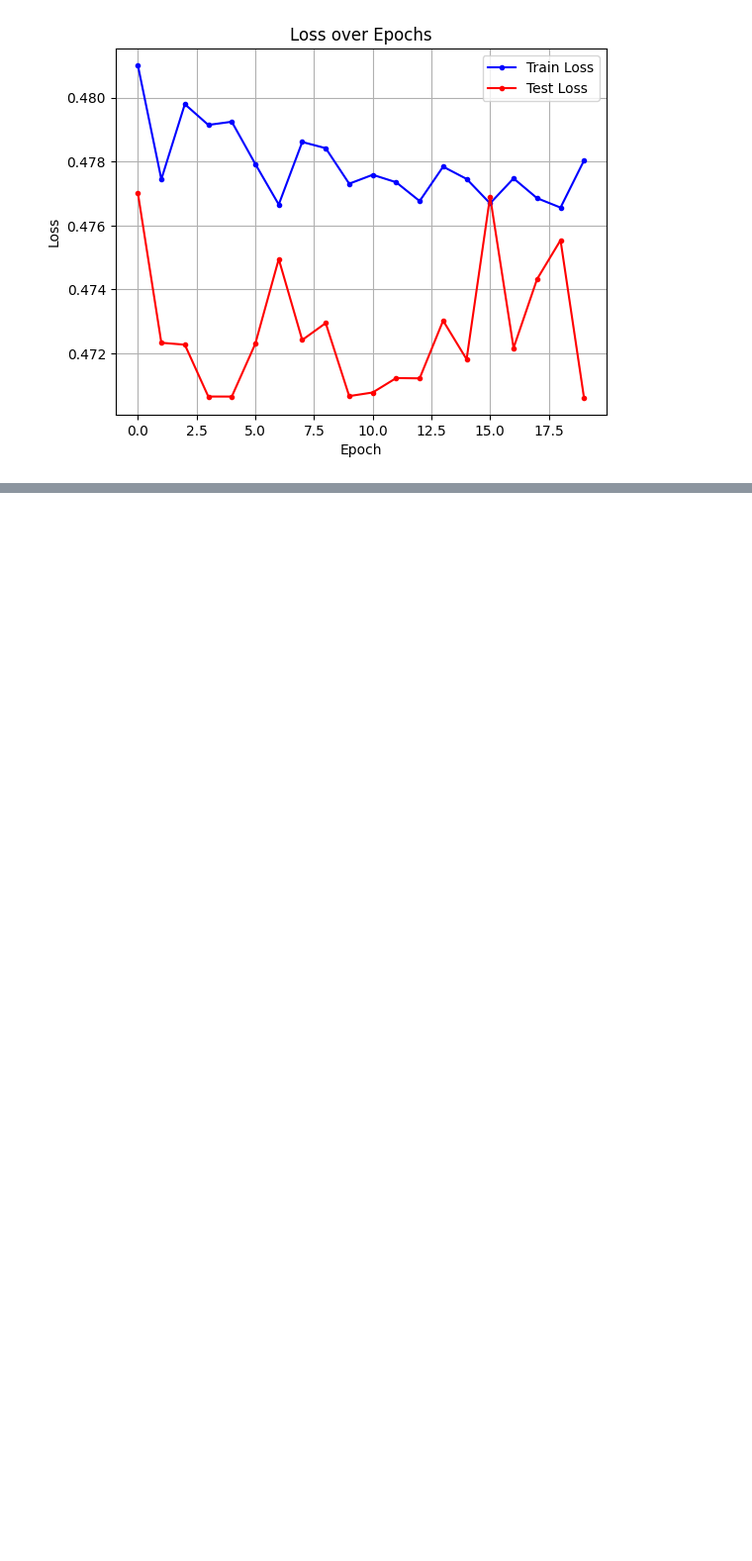
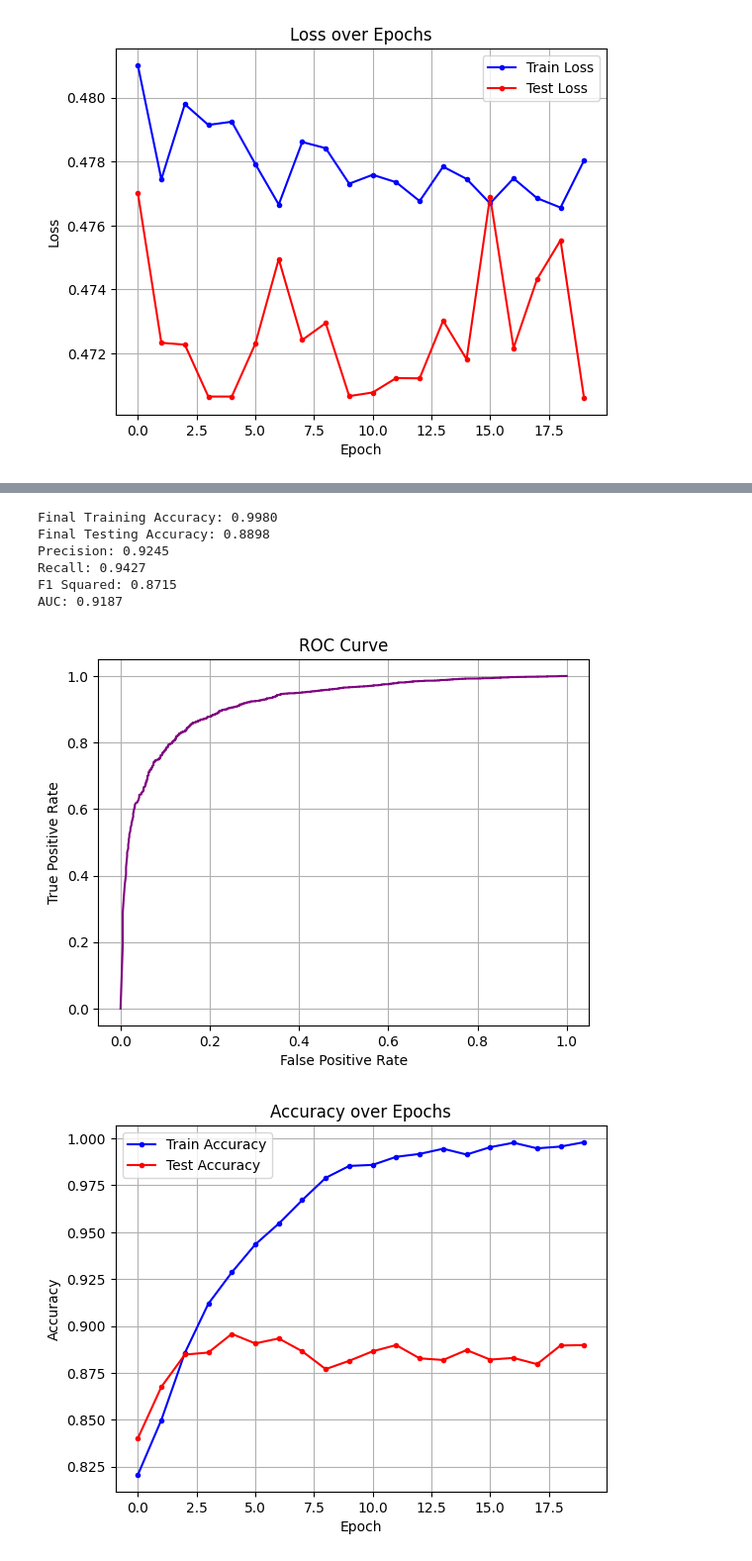
Before and after one commit to azmiak/Kuliah-Deep-Learning, a Jupyter notebook: Week 5 / Tugas / PyTorch_ReviewTokoBaju_RNN_LSTM_GRU.ipynb, the cells around one changed output, grey strips where cells are left out. Shown at 99% size. Saved outputs shown, nothing was run; the diff lists cells and outputs as text; code cells hidden in the pictures; blank space fills up the shorter version.

```diff
--- a/Week 5 / Tugas / PyTorch_ReviewTokoBaju_RNN_LSTM_GRU.ipynb
+++ b/Week 5 / Tugas / PyTorch_ReviewTokoBaju_RNN_LSTM_GRU.ipynb
@@ -207,0 +562,65 @@ AUC: 0.4945
+# %%
+# Evaluation
+model.eval()
+y_probs = []
+with torch.no_grad():
+    for x_batch, _ in test_loader:
+        x_batch = x_batch.to(device)
+        outputs = model(x_batch)
+        y_probs.extend(outputs.cpu().numpy())
+
+y_probs = np.array(y_probs)
+y_preds = (y_probs >= 0.5).astype(int)
+
+precision = precision_score(y_test, y_preds)
+recall = recall_score(y_test, y_preds)
+f1_sq = f1_score(y_test, y_preds) ** 2
+auc = roc_auc_score(y_test, y_probs)
+
+print(f"Final Training Accuracy: {train_acc_list[-1]:.4f}")
+print(f"Final Testing Accuracy: {test_acc_list[-1]:.4f}")
+print(f"Precision: {precision:.4f}")
+print(f"Recall: {recall:.4f}")
+print(f"F1 Squared: {f1_sq:.4f}")
+print(f"AUC: {auc:.4f}")
+
+# ROC Curve
+fpr, tpr, _ = roc_curve(y_test, y_probs)
+plt.figure()
+plt.plot(fpr, tpr, label='ROC Curve', color='purple')
+plt.title("ROC Curve")
+plt.xlabel('False Positive Rate')
+plt.ylabel('True Positive Rate')
+plt.grid()
+plt.show()
+
+# Accuracy graph
+plt.figure()
+plt.plot(train_acc_list, label="Train Accuracy", color='blue', marker='.')
+plt.plot(test_acc_list, label="Test Accuracy", color='red', marker='.')
+plt.xlabel("Epoch")
+plt.ylabel("Accuracy")
+plt.title("Accuracy over Epochs")
+plt.legend()
+plt.grid()
+plt.show()
+
+# Loss graph
+plt.figure()
+plt.plot(train_loss_list, label="Train Loss", color='blue', marker='.')
+plt.plot(test_loss_list, label="Test Loss", color='red', marker='.')
+plt.xlabel("Epoch")
+plt.ylabel("Loss")
+plt.title("Loss over Epochs")
+plt.legend()
+plt.grid()
+plt.show()
+# %% [output]
+Final Training Accuracy: 0.9980
+Final Testing Accuracy: 0.8898
+Precision: 0.9245
+Recall: 0.9427
+F1 Squared: 0.8715
+AUC: 0.9187
+[figure, added]
+[figure, added]
```
Also changed, not shown: parts of 16 cells of this notebook.
